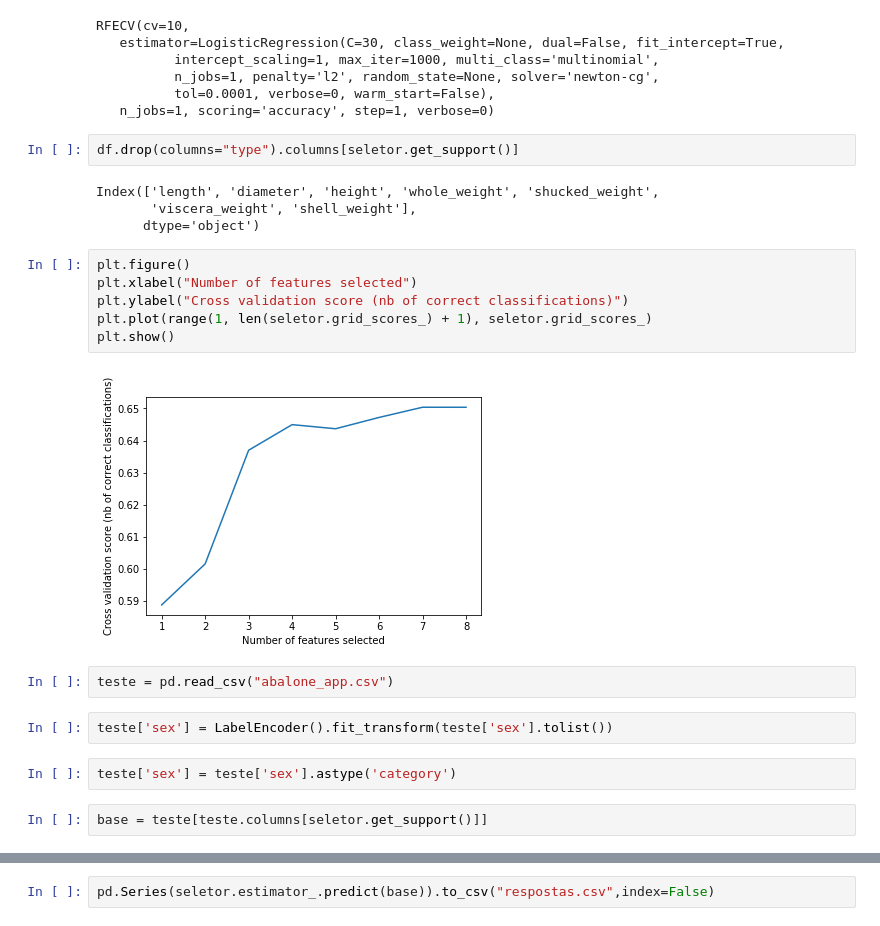
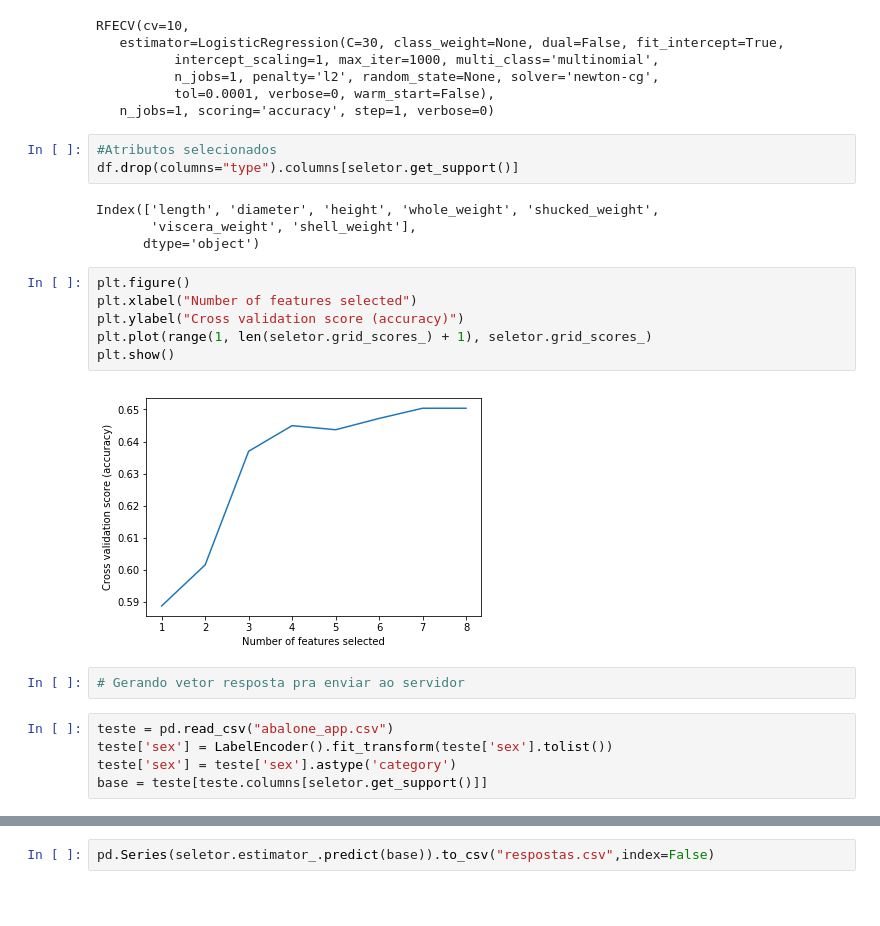
Before and after one commit to MarcosFabriciio/mlclass, a Jupyter notebook: 03_Validation/Classificadores/Big Shit Data.ipynb, the cells around one changed output, grey strips where cells are left out. Cells and saved outputs as stored; diff of their text form; blank space fills up the shorter version.

```diff
--- a/03_Validation/Classificadores/Big Shit Data.ipynb
+++ b/03_Validation/Classificadores/Big Shit Data.ipynb
@@ -78,6 +96,7 @@ RFECV(cv=10,
           tol=0.0001, verbose=0, warm_start=False),
    n_jobs=1, scoring='accuracy', step=1, verbose=0)
 # %%
+#Atributos selecionados
 df.drop(columns="type").columns[seletor.get_support()]
 # %% [output]
 Index(['length', 'diameter', 'height', 'whole_weight', 'shucked_weight',
@@ -86,16 +105,15 @@ Index(['length', 'diameter', 'height', 'whole_weight', 'shucked_weight',
 # %%
 plt.figure()
 plt.xlabel("Number of features selected")
-plt.ylabel("Cross validation score (nb of correct classifications)")
+plt.ylabel("Cross validation score (accuracy)")
 plt.plot(range(1, len(seletor.grid_scores_) + 1), seletor.grid_scores_)
 plt.show()
 # %% [output]
-[figure, old version]
+[figure, new version]
-# %%
-teste = pd.read_csv("abalone_app.csv")
+# %%
+# Gerando vetor resposta pra enviar ao servidor
 # %%
+teste = pd.read_csv("abalone_app.csv")
 teste['sex'] = LabelEncoder().fit_transform(teste['sex'].tolist())
+teste['sex'] = teste['sex'].astype('category')
+base = teste[teste.columns[seletor.get_support()]]
-# %%
-teste['sex'] = teste['sex'].astype('category')
-# %%
-base = teste[teste.columns[seletor.get_support()]]
```
Also changed, not shown: parts of 25 cells of this notebook.
